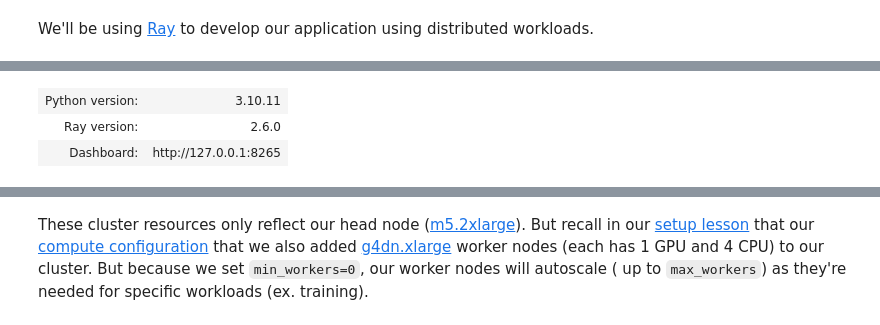
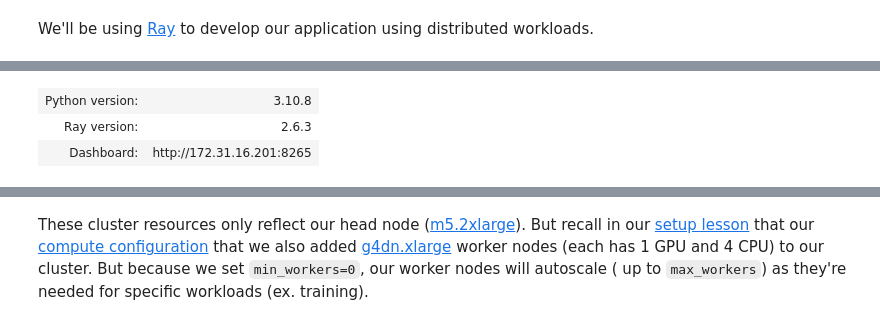
Before and after one commit to mathijsvdv/Made-With-ML, a Jupyter notebook: notebooks/madewithml.ipynb, the cells around one changed output, grey strips where cells are left out. Cells and saved outputs as stored; diff of their text form; code cells hidden in the pictures.

```diff
--- a/notebooks/madewithml.ipynb
+++ b/notebooks/madewithml.ipynb
@@ -36,7 +36,12 @@ We'll be using [Ray](https://ray.io) to develop our application using distribute
 import ray
 # %%
 # Initialize Ray
+GB = 1024**3
+
 if ray.is_initialized():
     ray.shutdown()
-ray.init(num_cpus=8, num_gpus=1, object_store_memory=1_000_000_000)
+ray.init()
+# ray.init(address="ray://172.31.31.205:6379")
+
+# ray.init(num_cpus=8, num_gpus=1, object_store_memory=1.0*GB)
 # %% [output]
@@ -44,6 +50,6 @@ ray.init(num_cpus=8, num_gpus=1, object_store_memory=1_000_000_000)
-| Python version: | 3.10.11 |
-| Ray version: | 2.6.0 |
-| Dashboard: | http://127.0.0.1:8265 |
+| Python version: | 3.10.8 |
+| Ray version: | 2.6.3 |
+| Dashboard: | http://172.31.16.201:8265 |
 # %%
 ray.cluster_resources()
 # %% [output]
```
Also changed, not shown: parts of 40 cells of this notebook.
